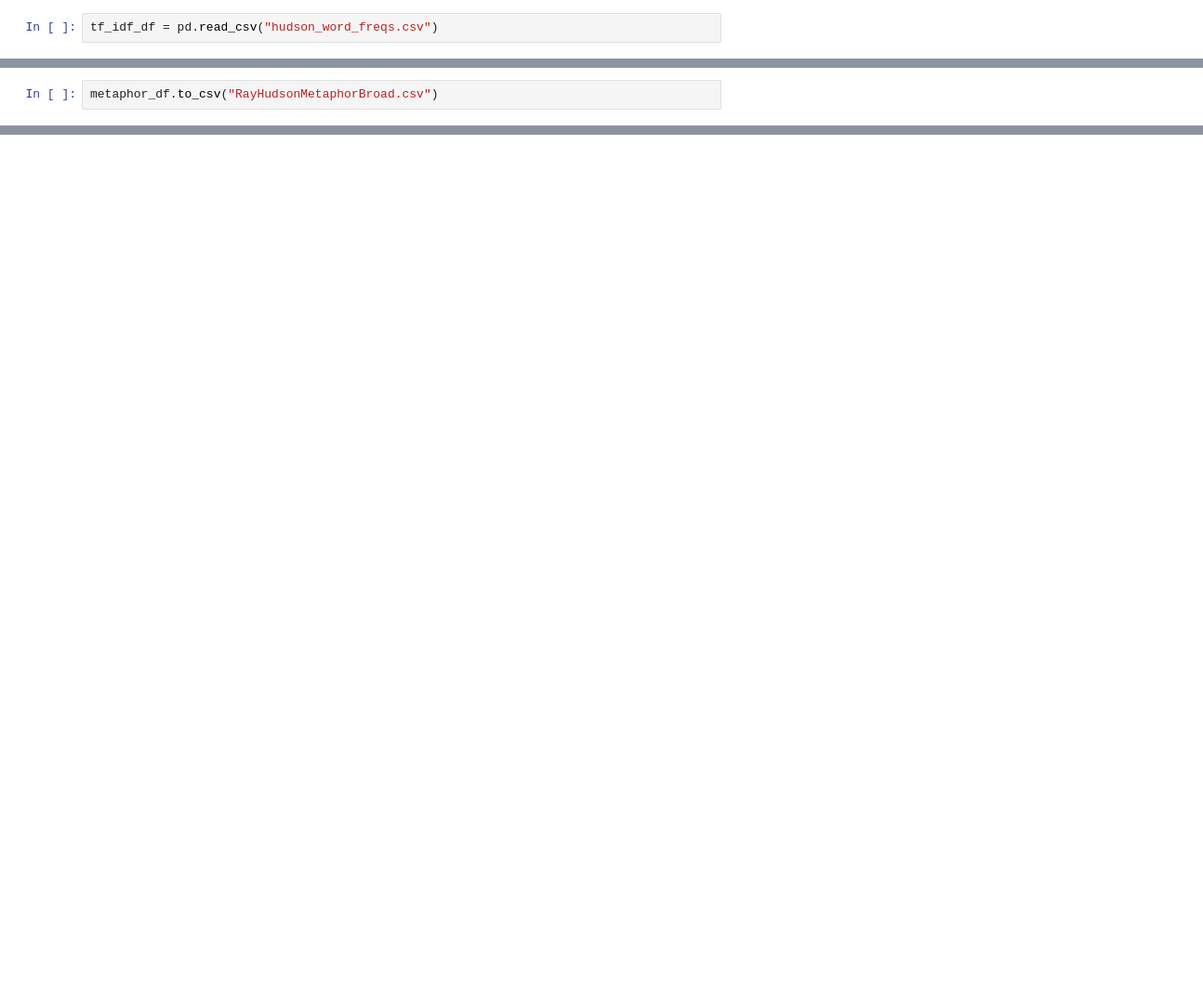
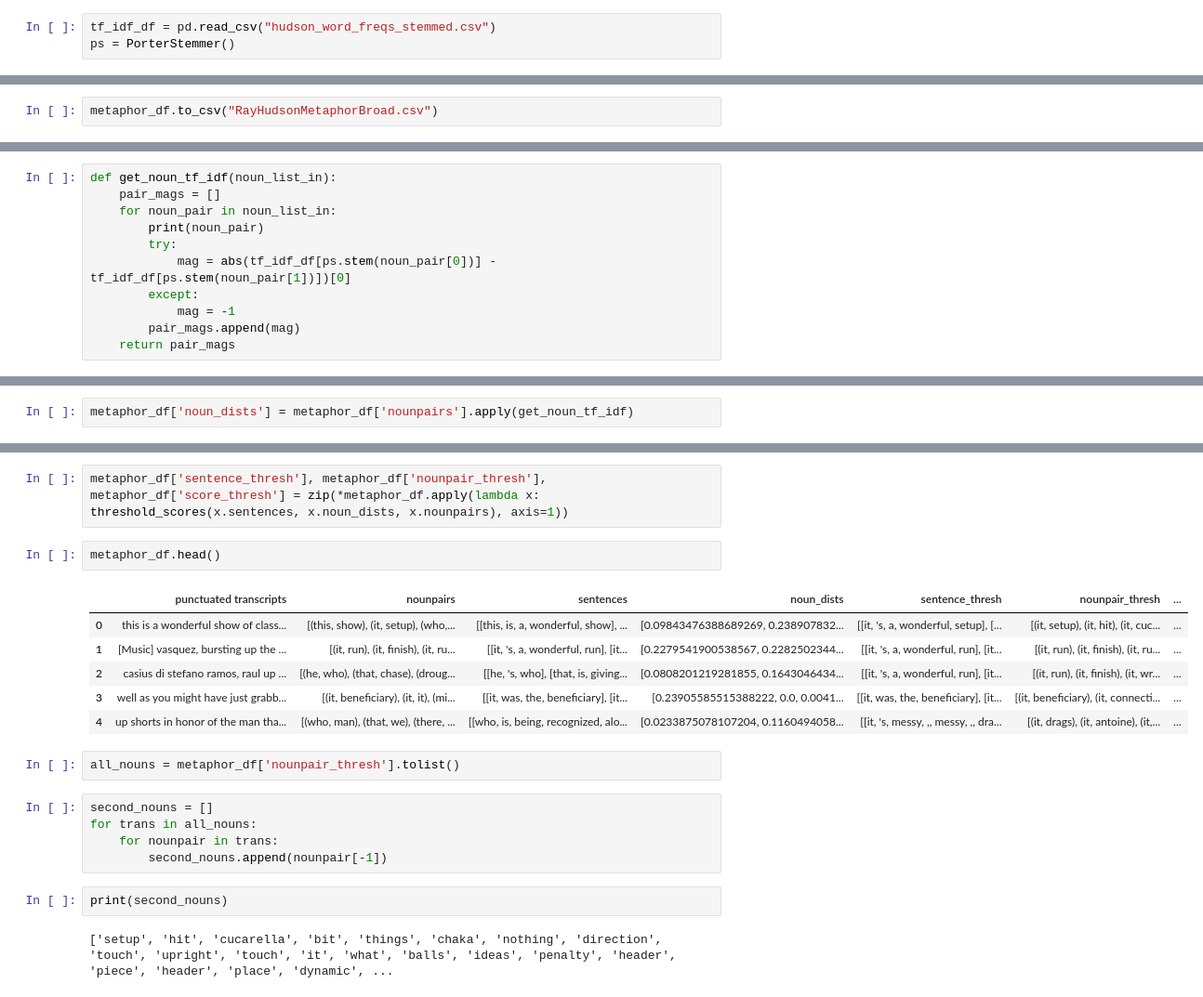
Before and after one commit to tyxiang0530/RayHudsonGenius, a Jupyter notebook: datasets/GetMetaphorsTFIDF.ipynb, the cells around one changed output, grey strips where cells are left out. Shown at 93% size. Drawn from its saved outputs; the diff is of its cells as text; blank space fills up the shorter version.

```diff
--- a/datasets/GetMetaphorsTFIDF.ipynb
+++ b/datasets/GetMetaphorsTFIDF.ipynb
@@ -14,7 +16,8 @@ hudsoncsv = pd.read_csv("RayHudsonSanitized.csv")
 # %%
 texts = hudsoncsv['punctuated transcripts']
 # %%
-tf_idf_df = pd.read_csv("hudson_word_freqs.csv")
+tf_idf_df = pd.read_csv("hudson_word_freqs_stemmed.csv")
+ps = PorterStemmer()
 # %%
 tf_idf_df.head()
 # %% [output]
@@ -89,0 +125,11 @@ metaphor_df.to_csv("RayHudsonMetaphorBroad.csv")
+# %%
+def get_noun_tf_idf(noun_list_in):
+    pair_mags = []
+    for noun_pair in noun_list_in:
+        print(noun_pair)
+        try:
+            mag = abs(tf_idf_df[ps.stem(noun_pair[0])] - tf_idf_df[ps.stem(noun_pair[1])])[0]
+        except:
+            mag = -1
+        pair_mags.append(mag)
+    return pair_mags
@@ -89,0 +142,2 @@ metaphor_df.to_csv("RayHudsonMetaphorBroad.csv")
+# %%
+metaphor_df['noun_dists'] = metaphor_df['nounpairs'].apply(get_noun_tf_idf)
@@ -89,0 +182,22 @@ metaphor_df.to_csv("RayHudsonMetaphorBroad.csv")
+# %%
+metaphor_df['sentence_thresh'], metaphor_df['nounpair_thresh'], metaphor_df['score_thresh'] = zip(*metaphor_df.apply(lambda x: threshold_scores(x.sentences, x.noun_dists, x.nounpairs), axis=1))
+# %%
+metaphor_df.head()
+# %% [output]
+|  | punctuated transcripts | nounpairs | sentences | noun_dists | sentence_thresh | nounpair_thresh | ... |
+| 0 | this is a wonderful show of class... | [(this, show), (it, setup), (who,... | [[this, is, a, wonderful, show], ... | [0.09843476388689269, 0.238907832... | [[it, 's, a, wonderful, setup], [... | [(it, setup), (it, hit), (it, cuc... | ... |
+| 1 | [Music] vasquez, bursting up the ... | [(it, run), (it, finish), (it, ru... | [[it, 's, a, wonderful, run], [it... | [0.2279541900538567, 0.2282502344... | [[it, 's, a, wonderful, run], [it... | [(it, run), (it, finish), (it, ru... | ... |
+| 2 | casius di stefano ramos, raul up ... | [(he, who), (that, chase), (droug... | [[he, 's, who], [that, is, giving... | [0.0808201219281855, 0.1643046434... | [[it, 's, a, wonderful, run], [it... | [(it, run), (it, finish), (it, wr... | ... |
+| 3 | well as you might have just grabb... | [(it, beneficiary), (it, it), (mi... | [[it, was, the, beneficiary], [it... | [0.23905585515388222, 0.0, 0.0041... | [[it, was, the, beneficiary], [it... | [(it, beneficiary), (it, connecti... | ... |
+| 4 | up shorts in honor of the man tha... | [(who, man), (that, we), (there, ... | [[who, is, being, recognized, alo... | [0.0233875078107204, 0.1160494058... | [[it, 's, messy, ,, messy, ,, dra... | [(it, drags), (it, antoine), (it,... | ... |
+# %%
+all_nouns = metaphor_df['nounpair_thresh'].tolist()
+# %%
+second_nouns = []
+for trans in all_nouns:
+    for nounpair in trans:
+        second_nouns.append(nounpair[-1])
+# %%
+print(second_nouns)
+# %% [output]
+['setup', 'hit', 'cucarella', 'bit', 'things', 'chaka', 'nothing', 'direction', 'touch', 'upright', 'touch', 'it', 'what', 'balls', 'ideas', 'penalty', 'header', 'piece', 'header', 'place', 'dynamic', ...
```
Also changed, not shown: parts of 13 cells of this notebook, 3 other files.
